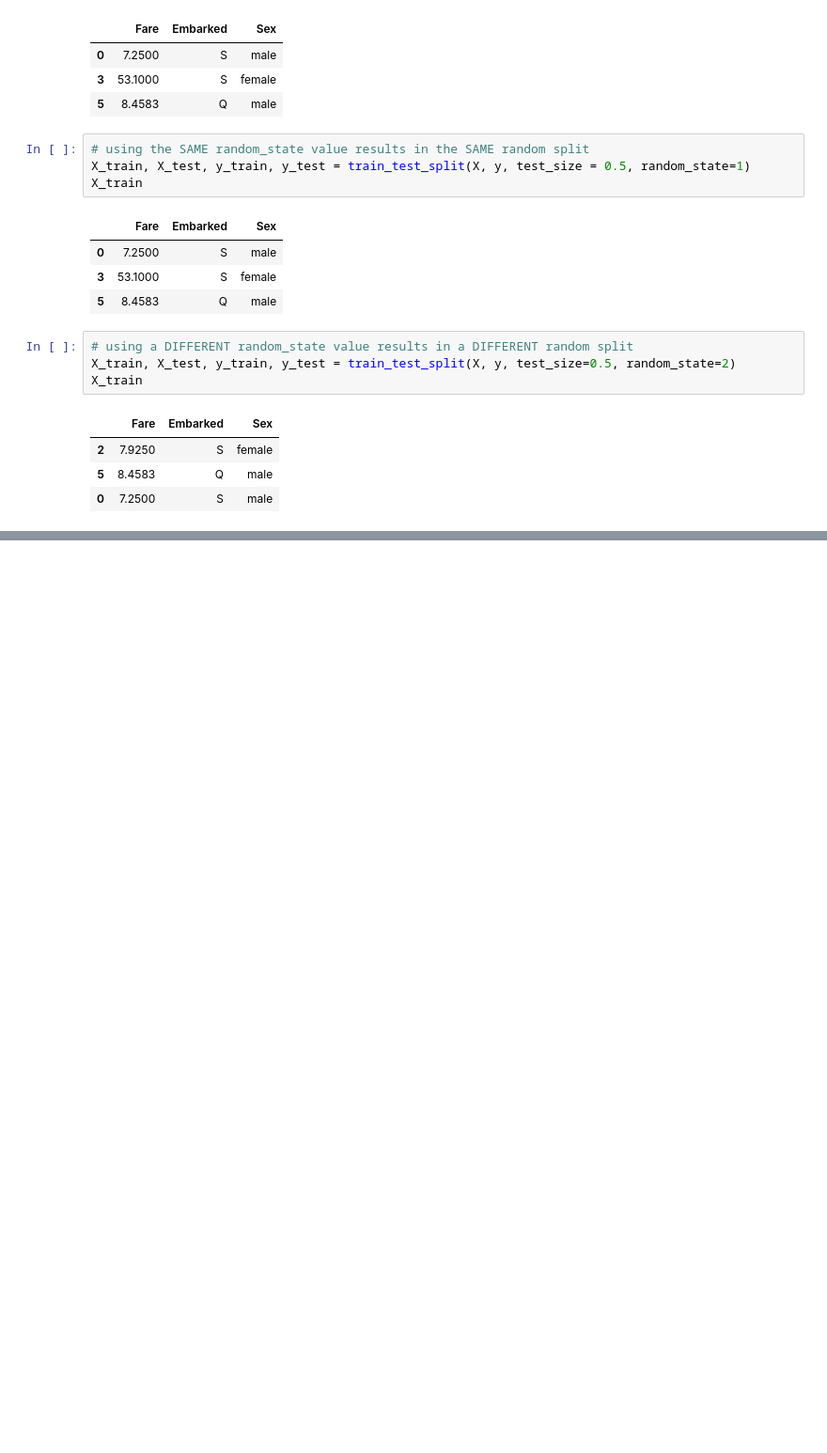
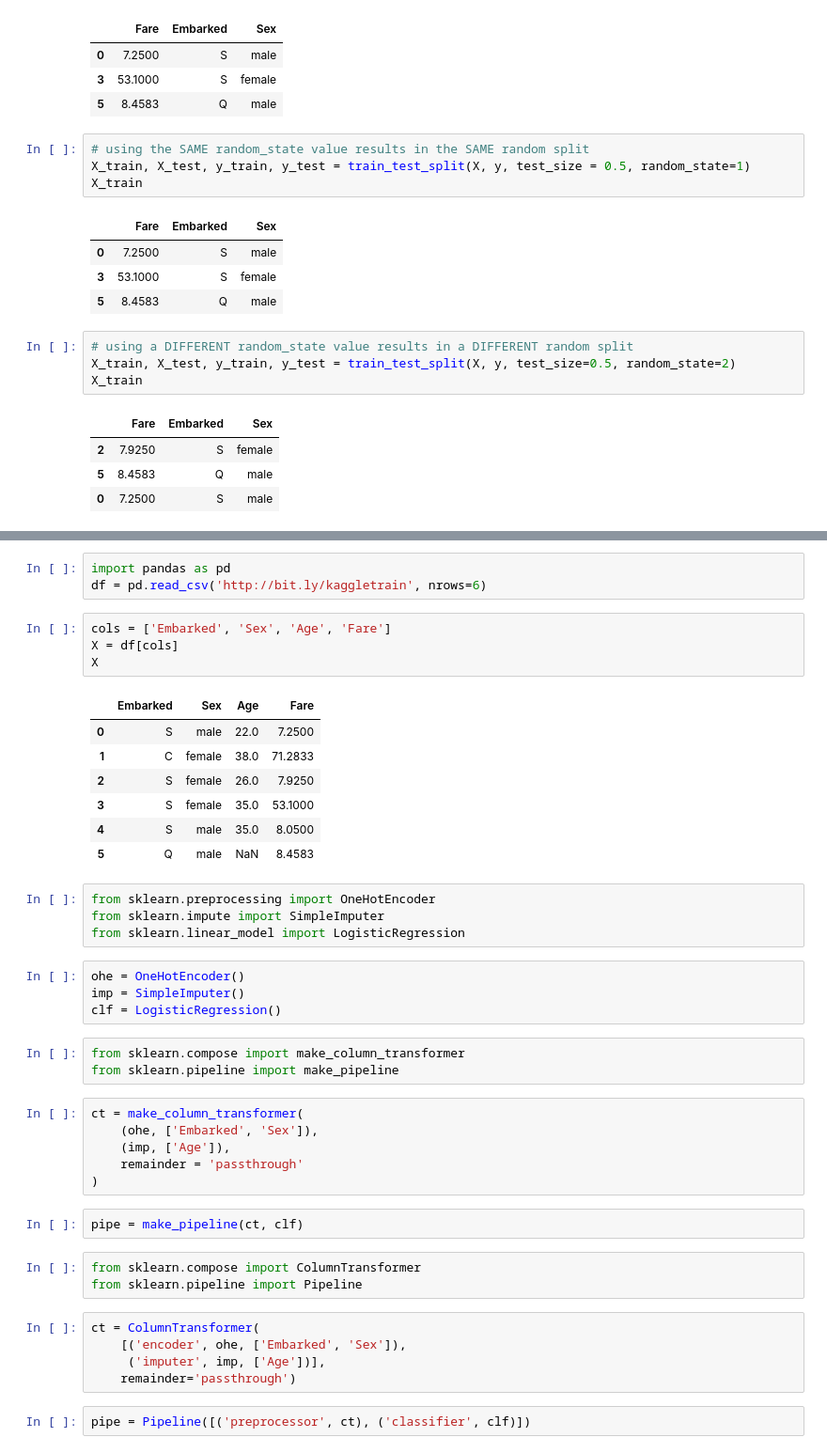
Before and after one commit to DenisVasil/ScikitLearn, a Jupyter notebook: scikitLearn.ipynb, the cells around one changed output, grey strips where cells are left out. Shown: that part at 94% size. Drawn from its saved outputs; the diff is of its cells as text; blank space fills up the shorter version.

```diff
--- a/scikitLearn.ipynb
+++ b/scikitLearn.ipynb
@@ -428,0 +480,44 @@ X_train
+# %%
+import pandas as pd
+df = pd.read_csv('http://bit.ly/kaggletrain', nrows=6)
+# %%
+cols = ['Embarked', 'Sex', 'Age', 'Fare']
+X = df[cols]
+X
+# %% [output]
+|  | Embarked | Sex | Age | Fare |
+| 0 | S | male | 22.0 | 7.2500 |
+| 1 | C | female | 38.0 | 71.2833 |
+| 2 | S | female | 26.0 | 7.9250 |
+| 3 | S | female | 35.0 | 53.1000 |
+| 4 | S | male | 35.0 | 8.0500 |
+| 5 | Q | male | NaN | 8.4583 |
+# %%
+from sklearn.preprocessing import OneHotEncoder
+from sklearn.impute import SimpleImputer
+from sklearn.linear_model import LogisticRegression
+# %%
+ohe = OneHotEncoder()
+imp = SimpleImputer()
+clf = LogisticRegression()
+# %%
+from sklearn.compose import make_column_transformer
+from sklearn.pipeline import make_pipeline
+# %%
+ct = make_column_transformer(
+    (ohe, ['Embarked', 'Sex']),
+    (imp, ['Age']),
+    remainder = 'passthrough'
+)
+# %%
+pipe = make_pipeline(ct, clf)
+# %%
+from sklearn.compose import ColumnTransformer
+from sklearn.pipeline import Pipeline
+# %%
+ct = ColumnTransformer(
+    [('encoder', ohe, ['Embarked', 'Sex']),
+     ('imputer', imp, ['Age'])],
+    remainder='passthrough')
+# %%
+pipe = Pipeline([('preprocessor', ct), ('classifier', clf)])
```
Also changed, not shown: parts of 25 cells of this notebook.
